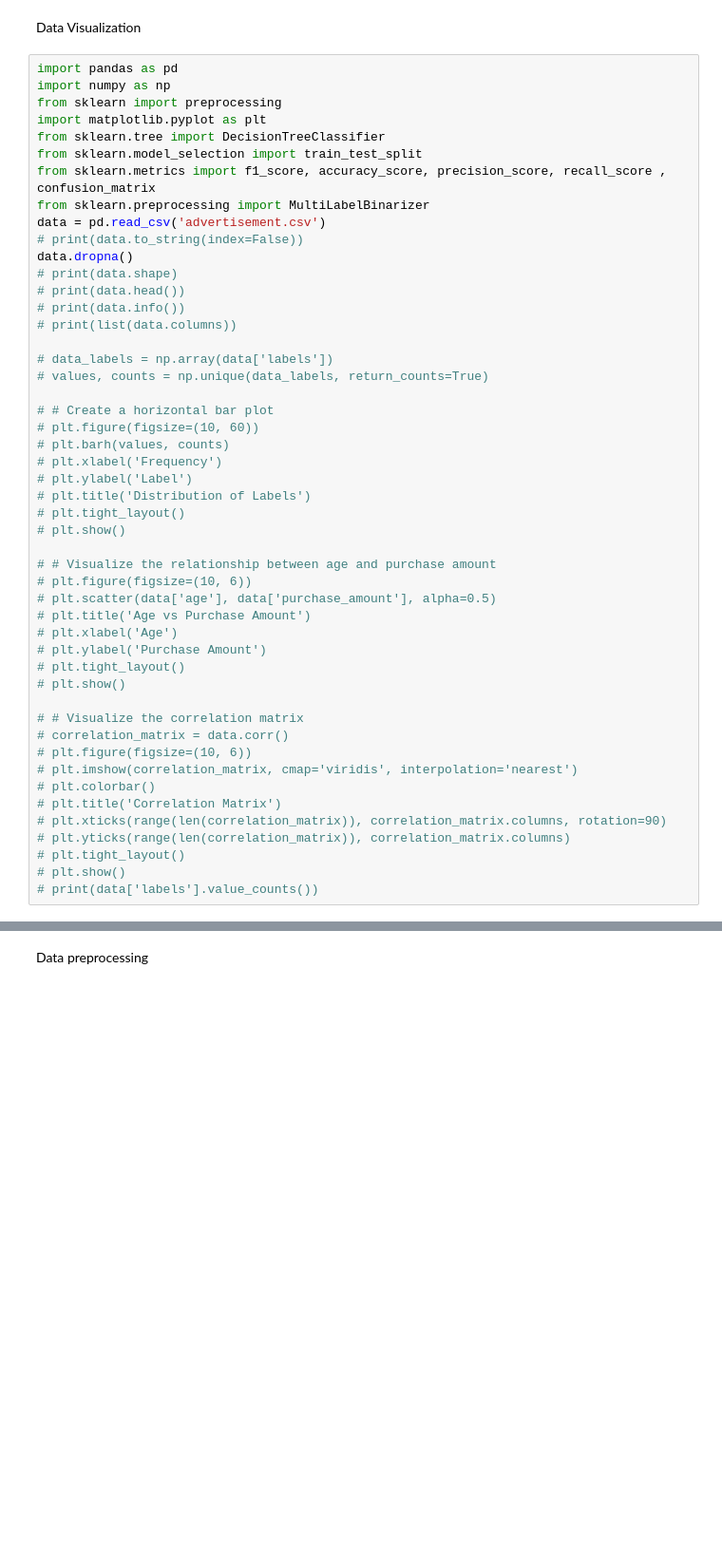
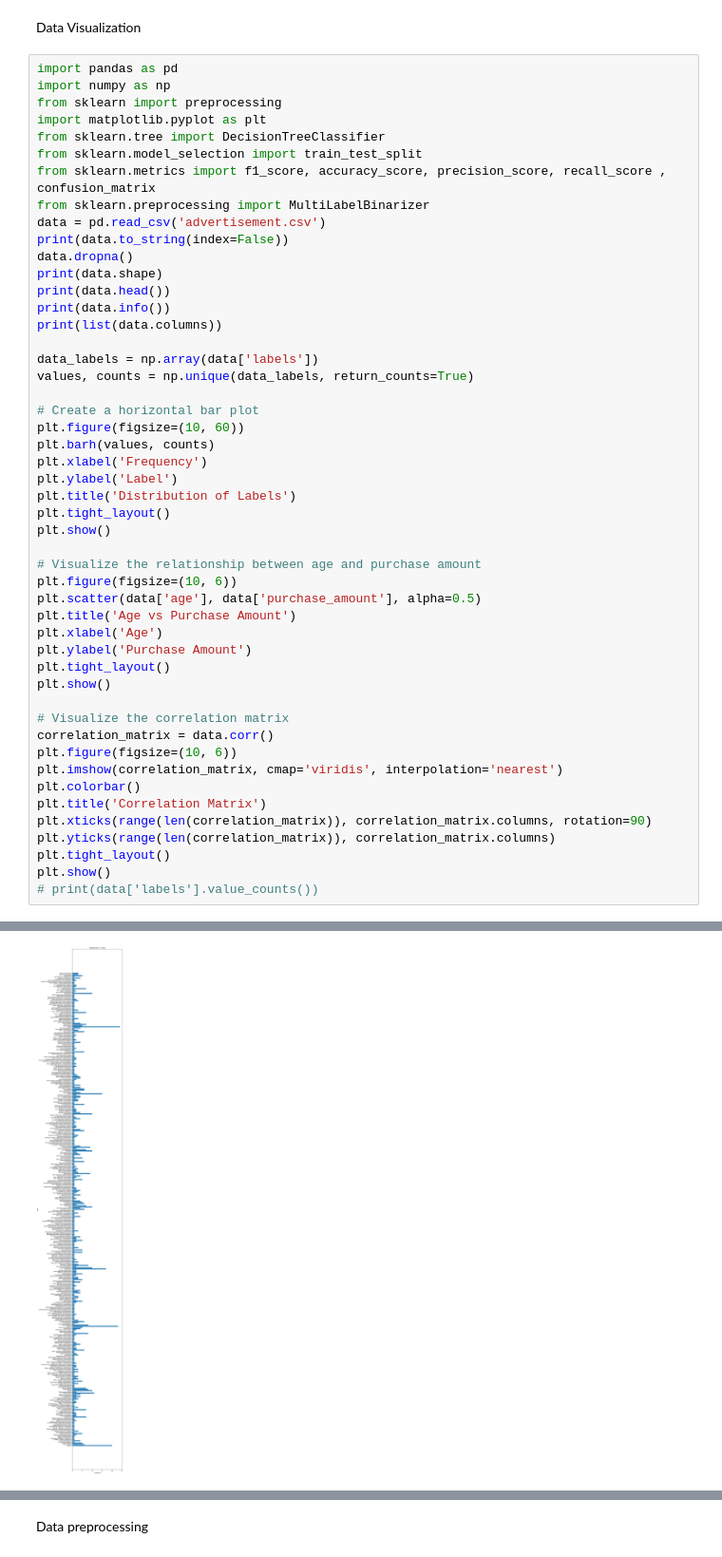
Before and after one commit to ROHIT32767/KNN-Decision-Trees, a Jupyter notebook: DT.ipynb, the cells around one changed output, grey strips where cells are left out. Shown at 95% size. Cells and saved outputs as stored; diff of their text form; blank space fills up the shorter version.

```diff
--- a/DT.ipynb
+++ b/DT.ipynb
@@ -10,43 +10,43 @@ from sklearn.model_selection import train_test_split
 from sklearn.metrics import f1_score, accuracy_score, precision_score, recall_score , confusion_matrix
 from sklearn.preprocessing import MultiLabelBinarizer
 data = pd.read_csv('advertisement.csv')
-# print(data.to_string(index=False))
+print(data.to_string(index=False))
 data.dropna()
-# print(data.shape)
-# print(data.head())
-# print(data.info())
-# print(list(data.columns))
+print(data.shape)
+print(data.head())
+print(data.info())
+print(list(data.columns))
 
-# data_labels = np.array(data['labels'])
-# values, counts = np.unique(data_labels, return_counts=True)
+data_labels = np.array(data['labels'])
+values, counts = np.unique(data_labels, return_counts=True)
 
-# # Create a horizontal bar plot
-# plt.figure(figsize=(10, 60))
-# plt.barh(values, counts)
-# plt.xlabel('Frequency')
-# plt.ylabel('Label')
-# plt.title('Distribution of Labels')
-# plt.tight_layout()
-# plt.show()
+# Create a horizontal bar plot
+plt.figure(figsize=(10, 60))
+plt.barh(values, counts)
+plt.xlabel('Frequency')
+plt.ylabel('Label')
+plt.title('Distribution of Labels')
+plt.tight_layout()
+plt.show()
 
-# # Visualize the relationship between age and purchase amount
-# plt.figure(figsize=(10, 6))
-# plt.scatter(data['age'], data['purchase_amount'], alpha=0.5)
-# plt.title('Age vs Purchase Amount')
-# plt.xlabel('Age')
-# plt.ylabel('Purchase Amount')
-# plt.tight_layout()
-# plt.show()
+# Visualize the relationship between age and purchase amount
+plt.figure(figsize=(10, 6))
+plt.scatter(data['age'], data['purchase_amount'], alpha=0.5)
+plt.title('Age vs Purchase Amount')
+plt.xlabel('Age')
+plt.ylabel('Purchase Amount')
+plt.tight_layout()
+plt.show()
 
-# # Visualize the correlation matrix
-# correlation_matrix = data.corr()
-# plt.figure(figsize=(10, 6))
-# plt.imshow(correlation_matrix, cmap='viridis', interpolation='nearest')
-# plt.colorbar()
-# plt.title('Correlation Matrix')
-# plt.xticks(range(len(correlation_matrix)), correlation_matrix.columns, rotation=90)
-# plt.yticks(range(len(correlation_matrix)), correlation_matrix.columns)
-# plt.tight_layout()
-# plt.show()
+# Visualize the correlation matrix
+correlation_matrix = data.corr()
+plt.figure(figsize=(10, 6))
+plt.imshow(correlation_matrix, cmap='viridis', interpolation='nearest')
+plt.colorbar()
+plt.title('Correlation Matrix')
+plt.xticks(range(len(correlation_matrix)), correlation_matrix.columns, rotation=90)
+plt.yticks(range(len(correlation_matrix)), correlation_matrix.columns)
+plt.tight_layout()
+plt.show()
 # print(data['labels'].value_counts())
 # %% [output]
@@ -65,0 +70 @@ data.dropna()
+[figure, added]
```
Also changed, not shown: parts of 7 cells of this notebook, 1 other file.
